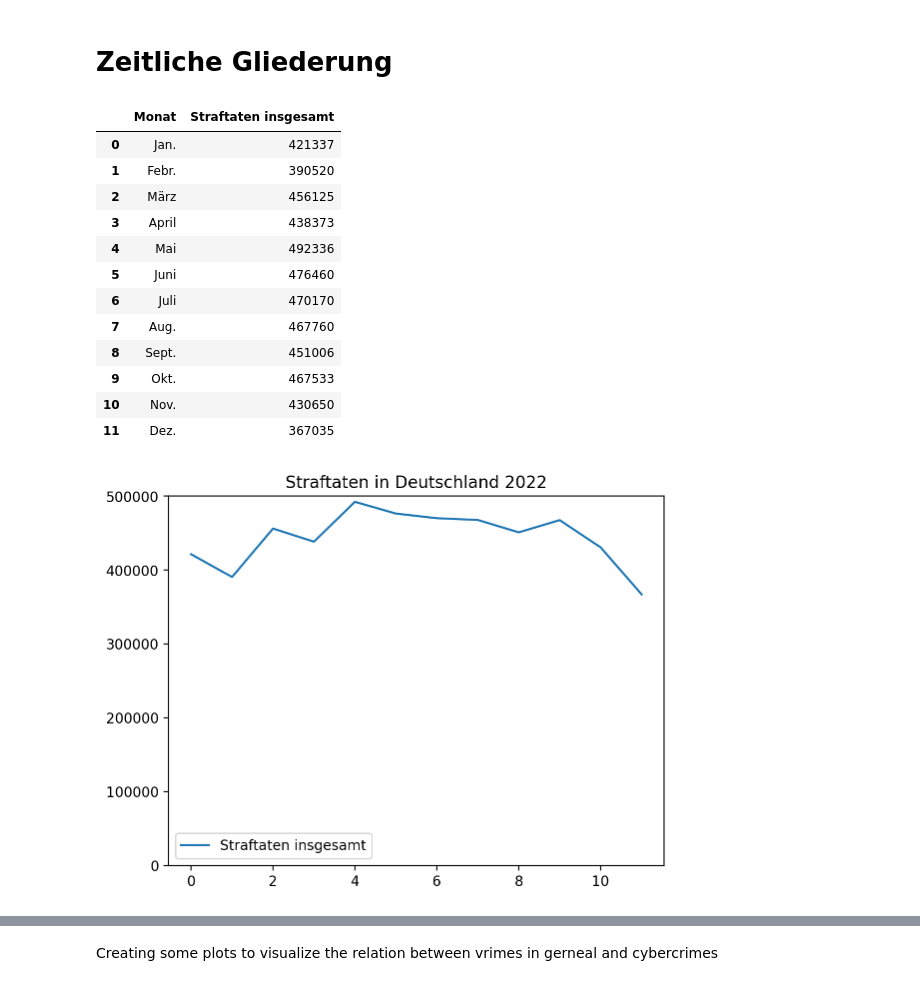
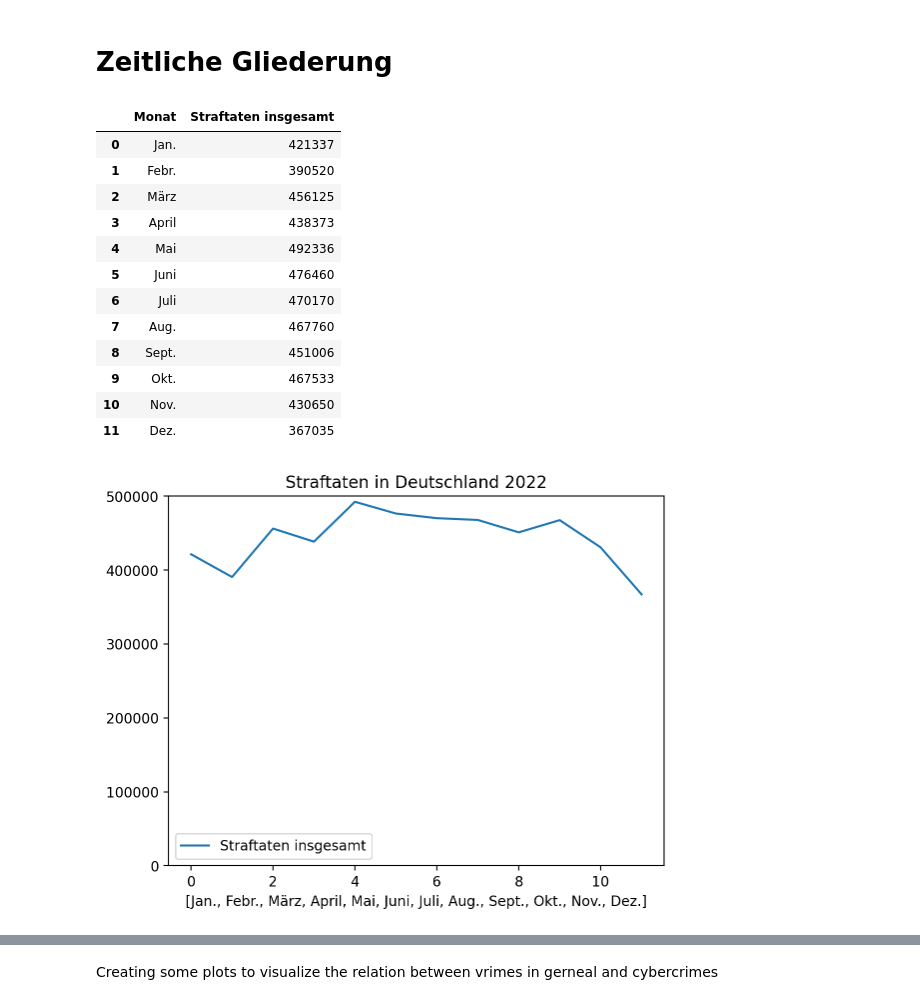
Before and after one commit to LukaslWeber/DataLit-Crime-Project, a Jupyter notebook: exploraton.ipynb, the cells around one changed output, grey strips where cells are left out. Cells and saved outputs as stored; diff of their text form; code cells hidden in the pictures.

```diff
--- a/exploraton.ipynb
+++ b/exploraton.ipynb
@@ -125,31 +103,31 @@ total#.plot(x='Jahr',y='erfasste Faelle')
 
 df_z_t01_f = df
 # %%
-R_BU_T08_T = 'Datasets/PKS/2022/Räumliche-Gliederung/Bund/BU-T08-Tatzeit.xlsx'
+R_BU_T08_T = 'Datasets/PKS/2022/BU-T08-Tatzeit.xlsx'
 df = pd.read_excel(R_BU_T08_T,skiprows=4,thousands=',',decimal='.')
 df.columns.values[3:15] = df.iloc[0,3:15]
 df = df.drop([0,1]).reset_index(drop=True)
 total = df[df.Straftat == 'Straftaten insgesamt']
 total = pd.melt(total.iloc[:,3:-3],var_name='Monat',value_name='Straftaten insgesamt')
-ax = total.plot()
+ax = total.plot(xlabel=total.Monat)
 plt.title('Straftaten in Deutschland 2022')
 ax.set_ylim(0,5e5)
 total
 # %% [output]
 |  | Monat | Straftaten insgesamt |
 | 0 | Jan. | 421337 |
 | 1 | Febr. | 390520 |
 | 2 | März | 456125 |
 | 3 | April | 438373 |
 | 4 | Mai | 492336 |
 | 5 | Juni | 476460 |
 | 6 | Juli | 470170 |
 | 7 | Aug. | 467760 |
 | 8 | Sept. | 451006 |
 | 9 | Okt. | 467533 |
 | 10 | Nov. | 430650 |
 | 11 | Dez. | 367035 |
-[figure, old version]
+[figure, new version]
 # %%
 from torch.utils.data import Dataset
 class DataLoader(Dataset):
```
Also changed, not shown: parts of 4 cells of this notebook.
